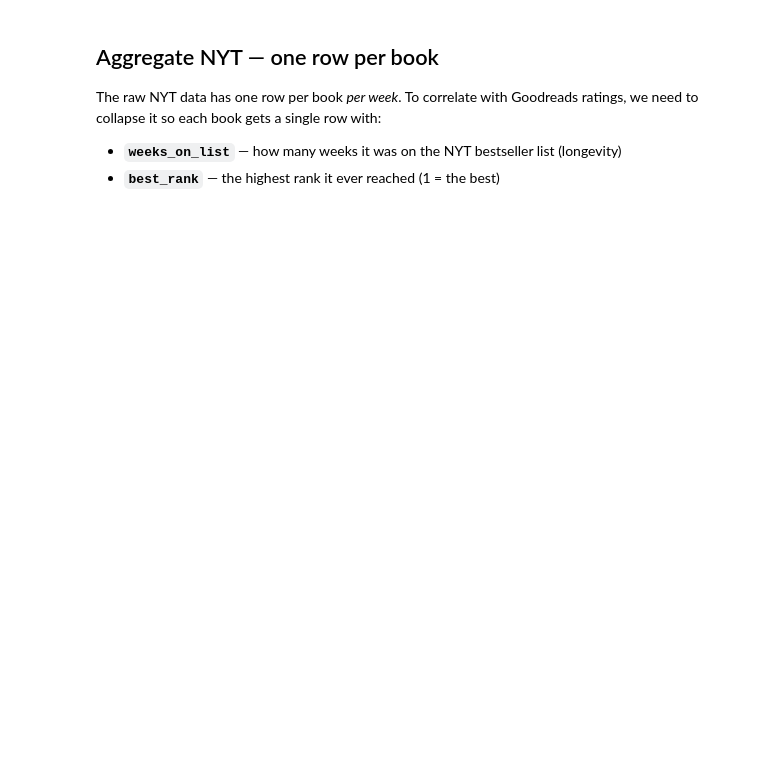
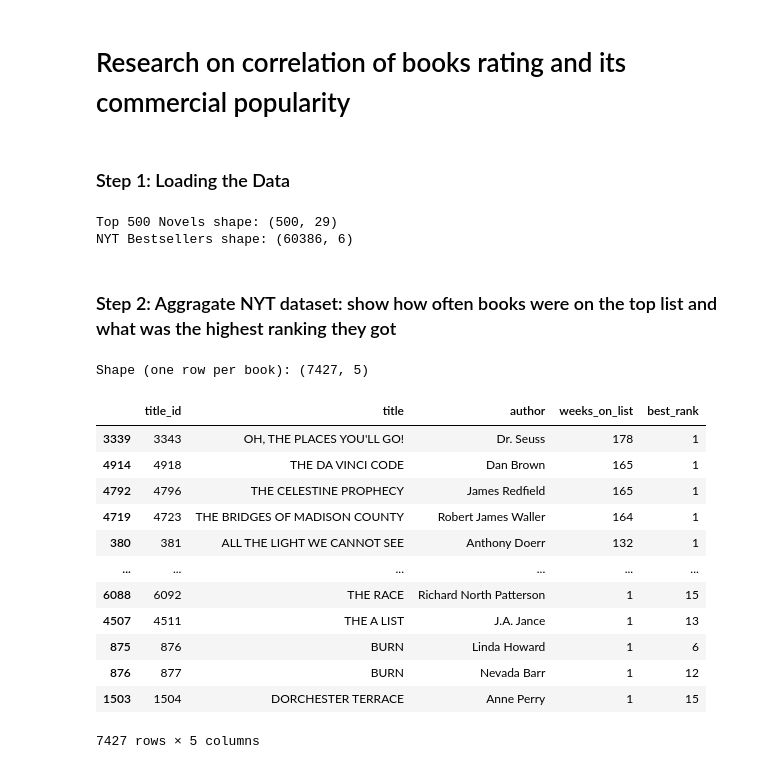
Before and after one commit to dmeshcheriakova136/is310-coding-assignments, a Jupyter notebook: pandas-eda/RatingsVsBestsellerStatus.ipynb, the cells around one changed output. Drawn from its saved outputs; the diff is of its cells as text; code cells hidden in the pictures; blank space fills up the shorter version.

Commit message:
Update RatingsVsBestsellerStatus notebook

```diff
--- a/pandas-eda/RatingsVsBestsellerStatus.ipynb
+++ b/pandas-eda/RatingsVsBestsellerStatus.ipynb
@@ -21,19 +1,55 @@ NameError: name 'novels_df' is not defined
-# %% [markdown]
-## Aggregate NYT — one row per book
-
-The raw NYT data has one row per book *per week*. To correlate with Goodreads ratings, we need to collapse it so each book gets a single row with:
-- **`weeks_on_list`** — how many weeks it was on the NYT bestseller list (longevity)
-- **`best_rank`** — the highest rank it ever reached (1 = the best)
+# %% [markdown]
+# Research on correlation of books rating and its commercial popularity
+# %% [markdown]
+### Step 1: Loading the Data
+# %%
+import pandas as pd
+import altair as alt
+
+# Load Top 500 Novels dataset (tab-separated)
+novels_df = pd.read_csv(
+    "https://raw.githubusercontent.com/melaniewalsh/responsible-datasets-in-context/main/datasets/top-500-novels/final_merged_dataset_no_full_text.tsv",
+    sep="\t"
+)
+
+# Load NYT Bestsellers dataset
+nyt_df = pd.read_csv(
+    "https://raw.githubusercontent.com/ecds/post45-datasets/main/nyt_full.tsv",
+    sep="\t",
+    encoding="utf-8"
+)
+# Shape
+print("Top 500 Novels shape:", novels_df.shape)
+print("NYT Bestsellers shape:", nyt_df.shape)
+# %% [output]
+Top 500 Novels shape: (500, 29)
+NYT Bestsellers shape: (60386, 6)
+# %% [markdown]
+### Step 2: Aggragate NYT dataset: show how often books were on the top list and what was the highest ranking they got
 # %%
 nyt_per_book = (
-    nyt_bestsellers_df
-    .groupby(["title_id", "title", "author"])
+    nyt_df.groupby(["title_id", "title", "author"])
     .agg(
         weeks_on_list=("week", "count"),
-        best_rank=("rank", "min"),
+        best_rank=("rank","min"),
     )
     .reset_index()
 )
 
 print("Shape (one row per book):", nyt_per_book.shape)
-nyt_per_book.sort_values("weeks_on_list", ascending=False).head(10)
+nyt_per_book.sort_values("weeks_on_list", ascending=False)
+# %% [output]
+Shape (one row per book): (7427, 5)
+|  | title_id | title | author | weeks_on_list | best_rank |
+| 3339 | 3343 | OH, THE PLACES YOU'LL GO! | Dr. Seuss | 178 | 1 |
+| 4914 | 4918 | THE DA VINCI CODE | Dan Brown | 165 | 1 |
+| 4792 | 4796 | THE CELESTINE PROPHECY | James Redfield | 165 | 1 |
+| 4719 | 4723 | THE BRIDGES OF MADISON COUNTY | Robert James Waller | 164 | 1 |
+| 380 | 381 | ALL THE LIGHT WE CANNOT SEE | Anthony Doerr | 132 | 1 |
+| ... | ... | ... | ... | ... | ... |
+| 6088 | 6092 | THE RACE | Richard North Patterson | 1 | 15 |
+| 4507 | 4511 | THE A LIST | J.A. Jance | 1 | 13 |
+| 875 | 876 | BURN | Linda Howard | 1 | 6 |
+| 876 | 877 | BURN | Nevada Barr | 1 | 12 |
+| 1503 | 1504 | DORCHESTER TERRACE | Anne Perry | 1 | 15 |
+7427 rows × 5 columns
```
Also changed, not shown: parts of 24 cells of this notebook.
